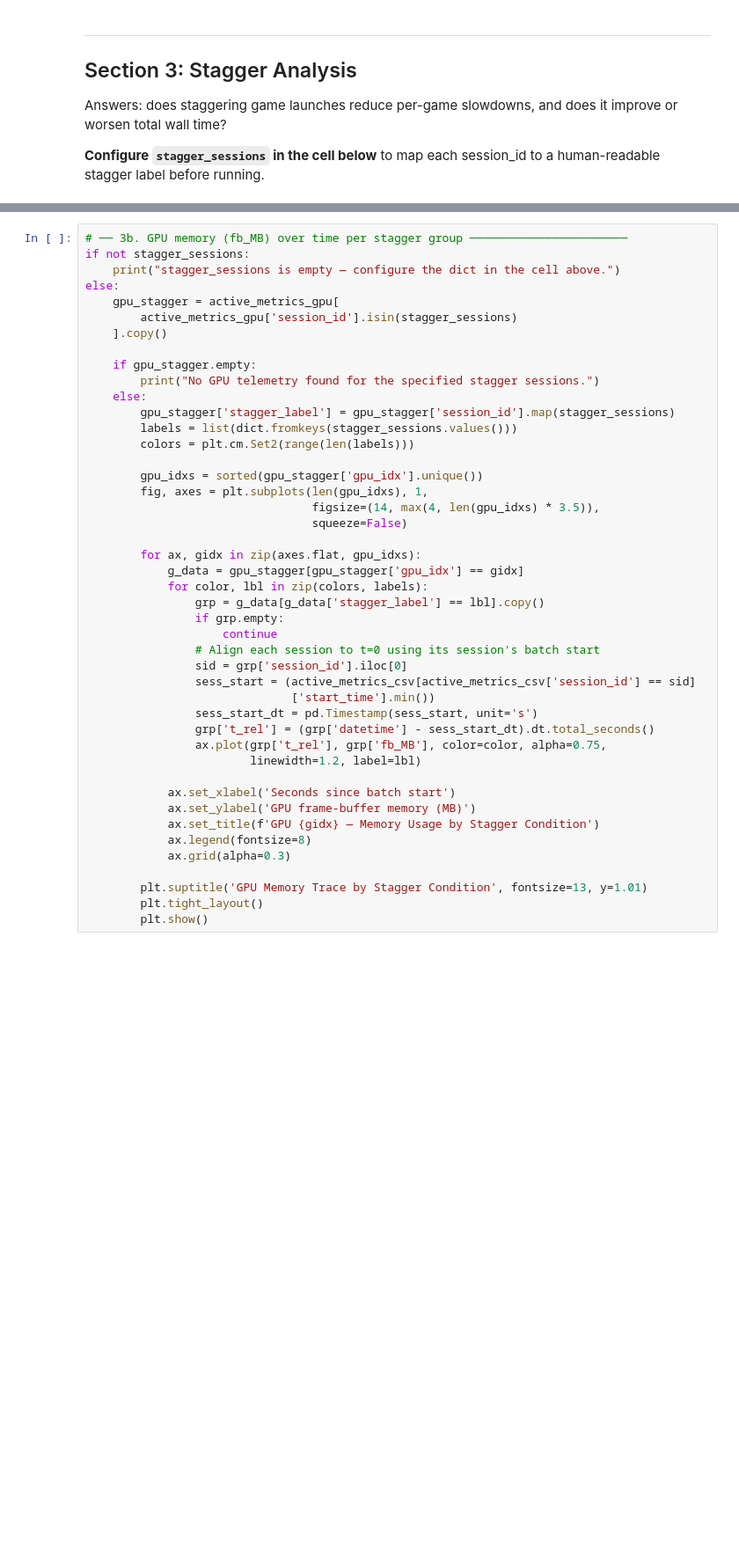
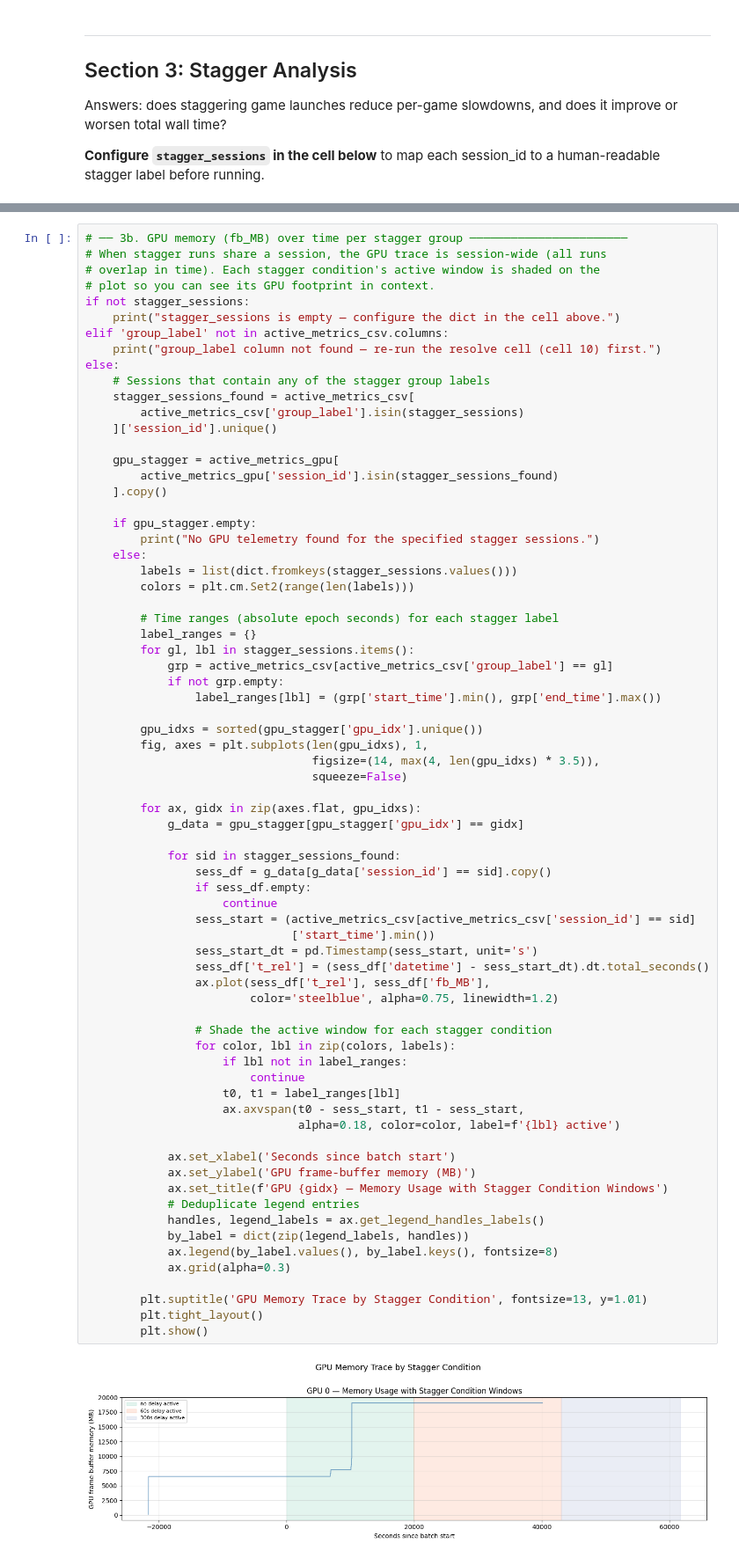
Before and after one commit to theandyman007/IPD, a Jupyter notebook: work/forge/llm/IPD-LLM-Agents2/Metrics_testing_data_analysis.ipynb, the cells around one changed output, grey strips where cells are left out. Shown at 88% size. Drawn from its saved outputs; the diff is of its cells as text; blank space fills up the shorter version.

```diff
--- a/work/forge/llm/IPD-LLM-Agents2/Metrics_testing_data_analysis.ipynb
+++ b/work/forge/llm/IPD-LLM-Agents2/Metrics_testing_data_analysis.ipynb
@@ -915,48 +1022,76 @@ else:
 # %%
 # ── 3b. GPU memory (fb_MB) over time per stagger group ───────────────────────
+# When stagger runs share a session, the GPU trace is session-wide (all runs
+# overlap in time). Each stagger condition's active window is shaded on the
+# plot so you can see its GPU footprint in context.
 if not stagger_sessions:
     print("stagger_sessions is empty — configure the dict in the cell above.")
+elif 'group_label' not in active_metrics_csv.columns:
+    print("group_label column not found — re-run the resolve cell (cell 10) first.")
 else:
+    # Sessions that contain any of the stagger group labels
+    stagger_sessions_found = active_metrics_csv[
+        active_metrics_csv['group_label'].isin(stagger_sessions)
+    ]['session_id'].unique()
+
     gpu_stagger = active_metrics_gpu[
-        active_metrics_gpu['session_id'].isin(stagger_sessions)
+        active_metrics_gpu['session_id'].isin(stagger_sessions_found)
     ].copy()
 
     if gpu_stagger.empty:
         print("No GPU telemetry found for the specified stagger sessions.")
     else:
-        gpu_stagger['stagger_label'] = gpu_stagger['session_id'].map(stagger_sessions)
         labels = list(dict.fromkeys(stagger_sessions.values()))
         colors = plt.cm.Set2(range(len(labels)))
+
+        # Time ranges (absolute epoch seconds) for each stagger label
+        label_ranges = {}
+        for gl, lbl in stagger_sessions.items():
+            grp = active_metrics_csv[active_metrics_csv['group_label'] == gl]
+            if not grp.empty:
+                label_ranges[lbl] = (grp['start_time'].min(), grp['end_time'].max())
 
         gpu_idxs = sorted(gpu_stagger['gpu_idx'].unique())
         fig, axes = plt.subplots(len(gpu_idxs), 1,
                                  figsize=(14, max(4, len(gpu_idxs) * 3.5)),
                                  squeeze=False)
 
         for ax, gidx in zip(axes.flat, gpu_idxs):
             g_data = gpu_stagger[gpu_stagger['gpu_idx'] == gidx]
-            for color, lbl in zip(colors, labels):
-                grp = g_data[g_data['stagger_label'] == lbl].copy()
-                if grp.empty:
+
+            for sid in stagger_sessions_found:
+                sess_df = g_data[g_data['session_id'] == sid].copy()
+                if sess_df.empty:
                     continue
-                # Align each session to t=0 using its session's batch start
-                sid = grp['session_id'].iloc[0]
                 sess_start = (active_metrics_csv[active_metrics_csv['session_id'] == sid]
                               ['start_time'].min())
                 sess_start_dt = pd.Timestamp(sess_start, unit='s')
-                grp['t_rel'] = (grp['datetime'] - sess_start_dt).dt.total_seconds()
-                ax.plot(grp['t_rel'], grp['fb_MB'], color=color, alpha=0.75,
-                        linewidth=1.2, label=lbl)
+                sess_df['t_rel'] = (sess_df['datetime'] - sess_start_dt).dt.total_seconds()
+                ax.plot(sess_df['t_rel'], sess_df['fb_MB'],
+                        color='steelblue', alpha=0.75, linewidth=1.2)
+
+                # Shade the active window for each stagger condition
+                for color, lbl in zip(colors, labels):
+                    if lbl not in label_ranges:
+                        continue
+                    t0, t1 = label_ranges[lbl]
+                    ax.axvspan(t0 - sess_start, t1 - sess_start,
+                               alpha=0.18, color=color, label=f'{lbl} active')
 
             ax.set_xlabel('Seconds since batch start')
             ax.set_ylabel('GPU frame-buffer memory (MB)')
-            ax.set_title(f'GPU {gidx} — Memory Usage by Stagger Condition')
-            ax.legend(fontsize=8)
+            ax.set_title(f'GPU {gidx} — Memory Usage with Stagger Condition Windows')
+            # Deduplicate legend entries
+            handles, legend_labels = ax.get_legend_handles_labels()
+            by_label = dict(zip(legend_labels, handles))
+            ax.legend(by_label.values(), by_label.keys(), fontsize=8)
             ax.grid(alpha=0.3)
 
         plt.suptitle('GPU Memory Trace by Stagger Condition', fontsize=13, y=1.01)
         plt.tight_layout()
         plt.show()
+# %% [output]
+[figure, added]
 # %% [markdown]
 ---
 ## Section 4: Behavioral Analysis
```
Also changed, not shown: parts of 14 cells of this notebook.
